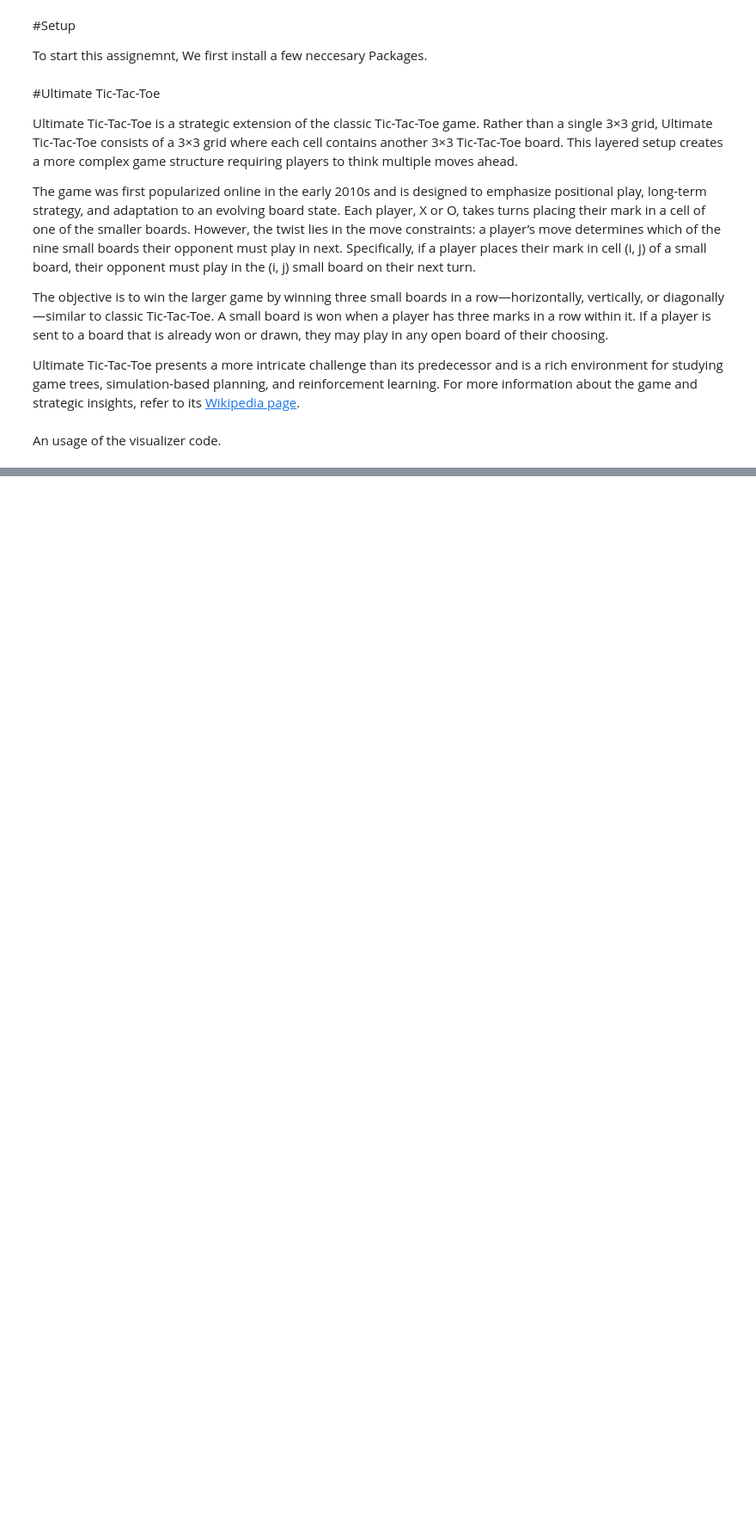
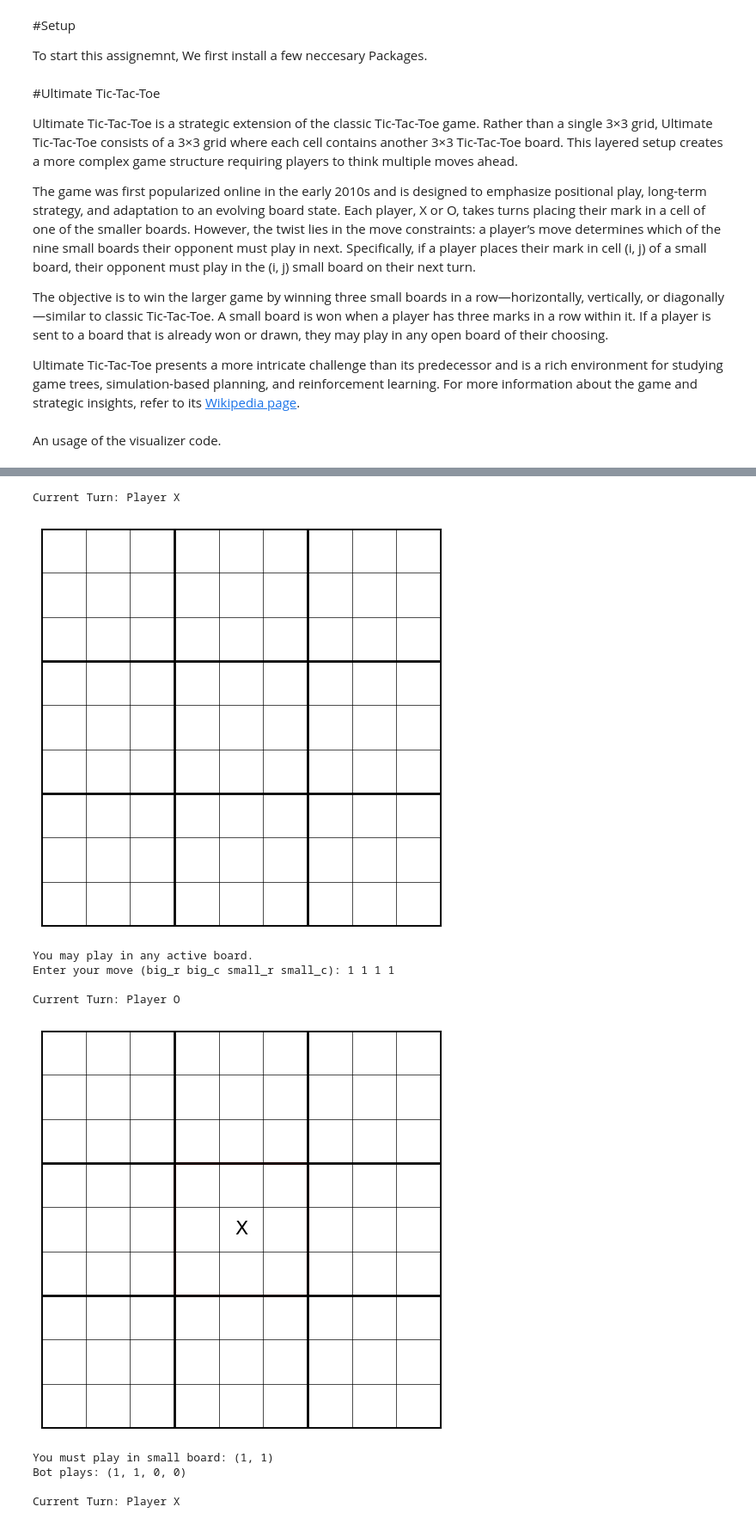
Before and after one commit to Czedros/CSE352-Machine-Learning-Assignments, a Jupyter notebook: CSE352MidtermMakeupAssignment.ipynb, the cells around one changed output, grey strips where cells are left out. Shown at 86% size. Drawn from its saved outputs; the diff is of its cells as text; code cells hidden in the pictures; blank space fills up the shorter version.

```diff
--- a/CSE352MidtermMakeupAssignment.ipynb
+++ b/CSE352MidtermMakeupAssignment.ipynb
@@ -96,0 +255,47 @@ In the first part, you will implement the mechanics of Ultimate Tic-Tac-Toe, def
+# %%
+def random_bot(board: UltimateBoard):
+    return random.choice(board.get_legal_moves())
+
+def play_game():
+    game = UltimateBoard()
+    while not game.global_winner and game.get_legal_moves():
+        print("\nCurrent Turn: Player {}".format("X" if game.current_player == 1 else "O"))
+        draw_ultimate_board(game)
+
+        if game.next_board:
+          print("You must play in small board:", game.next_board)
+        else:
+          print("You may play in any active board.")
+
+        if game.current_player == 1:
+            move = input("Enter your move (big_r big_c small_r small_c): ").split()
+            try:
+                move = tuple(map(int, move))
+                if len(move) != 4 or not game.play_move(*move):
+                    print("Try again.")
+            except:
+                print("Invalid input.")
+        else:
+            move = random_bot(game)
+            print(f"Bot plays: {move}")
+            game.play_move(*move)
+
+    print("\nFinal Result:")
+    draw_ultimate_board(game)
+    if game.global_winner:
+        print("Winner: Player", "X" if game.global_winner == 1 else "O")
+    else:
+        print("Game ended in a draw.")
+play_game()
+# %% [output]
+Current Turn: Player X
+[figure, added]
+You may play in any active board.
+Enter your move (big_r big_c small_r small_c): 1 1 1 1
+
+Current Turn: Player O
+[figure, added]
+You must play in small board: (1, 1)
+Bot plays: (1, 1, 0, 0)
+
+Current Turn: Player X
```
Also changed, not shown: parts of 8 cells of this notebook.
